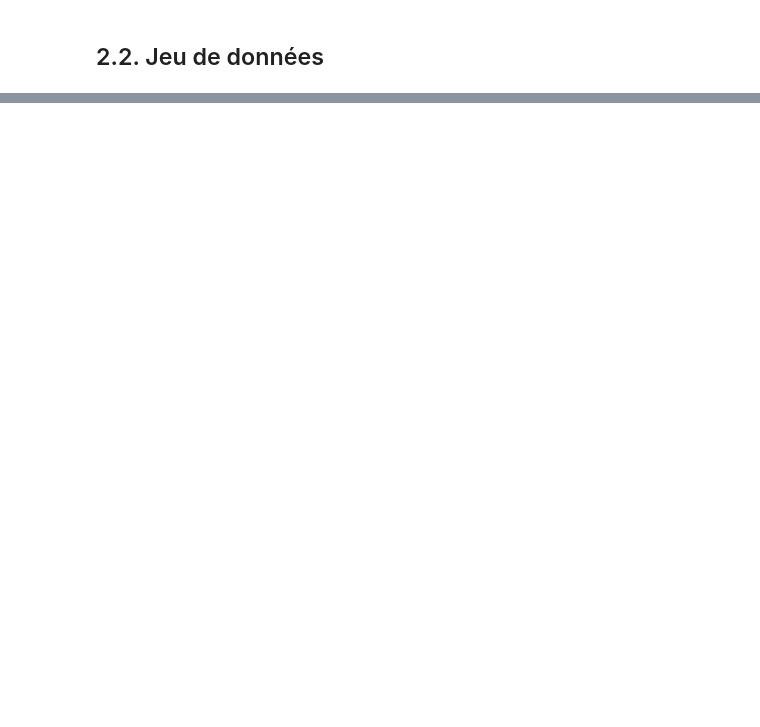
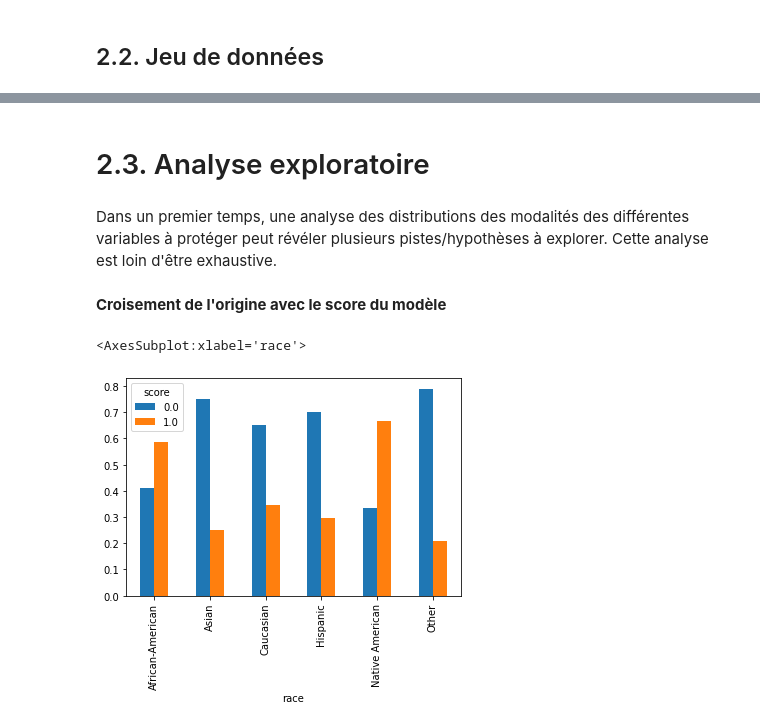
Before and after one commit to chsafouane/aequitas_disc, a Jupyter notebook: notebooks/00_aequitas_presentation.ipynb, the cells around one changed output, grey strips where cells are left out. Saved outputs shown, nothing was run; the diff lists cells and outputs as text; code cells hidden in the pictures; blank space fills up the shorter version.

Commit message:
Add crosstabs of score with protected attributes

```diff
--- a/notebooks/00_aequitas_presentation.ipynb
+++ b/notebooks/00_aequitas_presentation.ipynb
@@ -81,0 +89,6 @@ from aequitas.plotting import Plot
+# %%
+project_path = Path("..")
+data_path = project_path/"datasets"
+# %%
+df_compas = pd.read_csv(data_path/"compas_for_aequitas.csv")
+df_compas.head()
@@ -81,0 +102,15 @@ from aequitas.plotting import Plot
+# %% [markdown]
+# 2.3. Analyse exploratoire
+# %% [markdown]
+Dans un premier temps, une analyse des distributions des modalités des différentes variables à protéger peut révéler plusieurs pistes/hypothèses à explorer. Cette analyse est loin d'être exhaustive.
+# %% [markdown]
+**Croisement de l'origine avec le score du modèle**
+# %%
+# Croisement origine ethnique - Score du modèle
+(
+    pd.crosstab(df_compas.race, df_compas.score, normalize="index")
+    .plot.bar()
+)
+# %% [output]
+<AxesSubplot:xlabel='race'>
+[figure, added]
```
Also changed, not shown: parts of 8 cells of this notebook, 1 other file.
